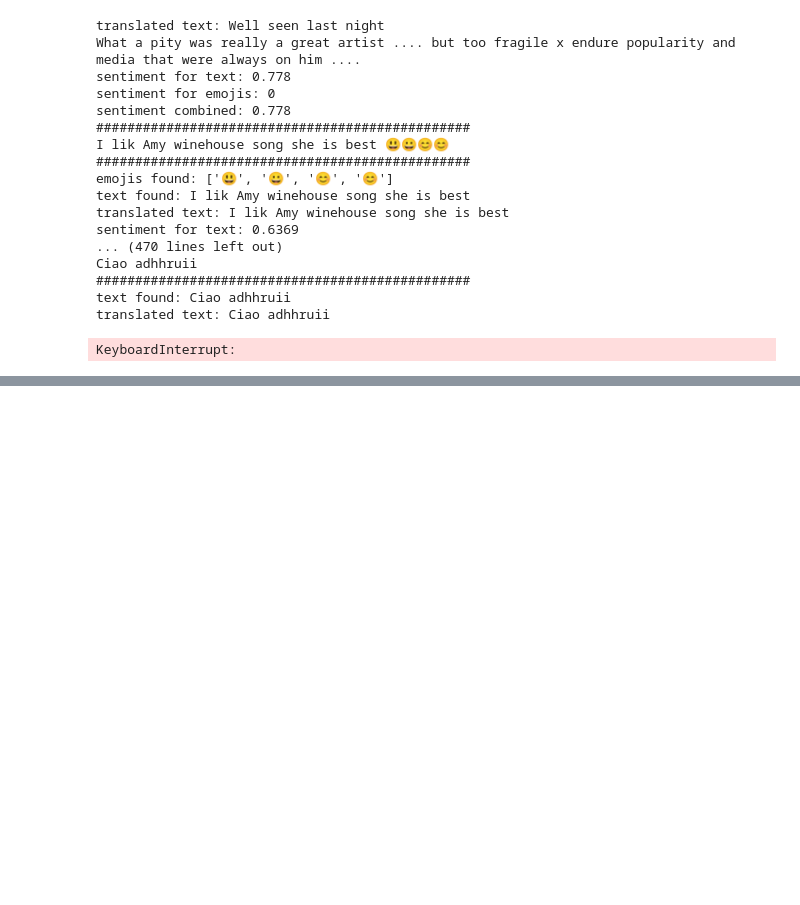
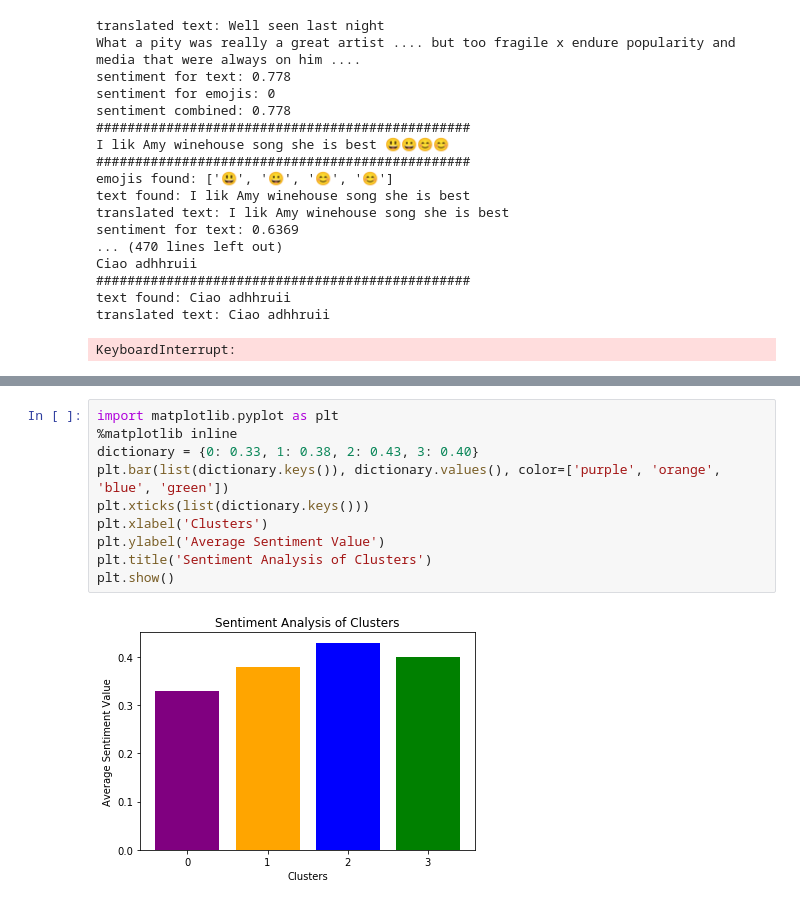
Before and after one commit to Pavle992/Thesis, a Jupyter notebook: SentimentAnalysis/Main.ipynb, the cells around one changed output, grey strips where cells are left out. Cells and saved outputs as stored; diff of their text form; blank space fills up the shorter version.

Commit message:
Sentiment analysis on clustering results done. Document updated.

```diff
--- a/SentimentAnalysis/Main.ipynb
+++ b/SentimentAnalysis/Main.ipynb
@@ -93,0 +158,12 @@ KeyboardInterrupt:
+# %%
+import matplotlib.pyplot as plt
+%matplotlib inline
+dictionary = {0: 0.33, 1: 0.38, 2: 0.43, 3: 0.40}
+plt.bar(list(dictionary.keys()), dictionary.values(), color=['purple', 'orange', 'blue', 'green'])
+plt.xticks(list(dictionary.keys()))
+plt.xlabel('Clusters')
+plt.ylabel('Average Sentiment Value')
+plt.title('Sentiment Analysis of Clusters')
+plt.show()
+# %% [output]
+[figure, added]
```
Also changed, not shown: parts of 2 cells of this notebook, 9 other files.
